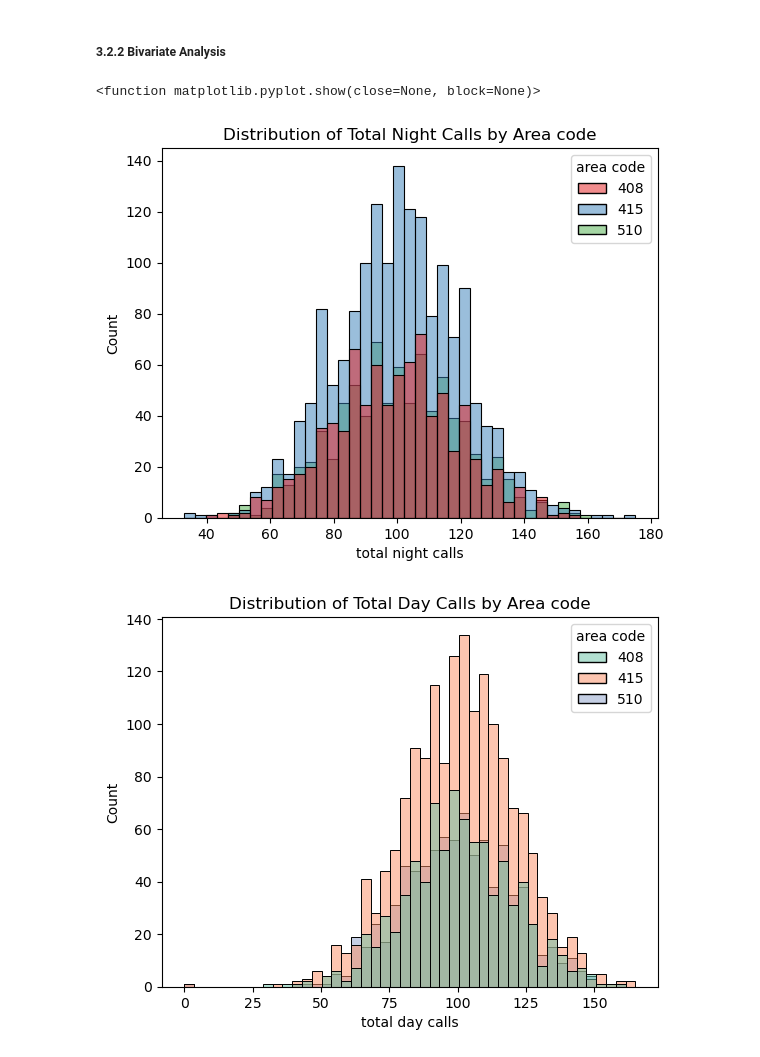
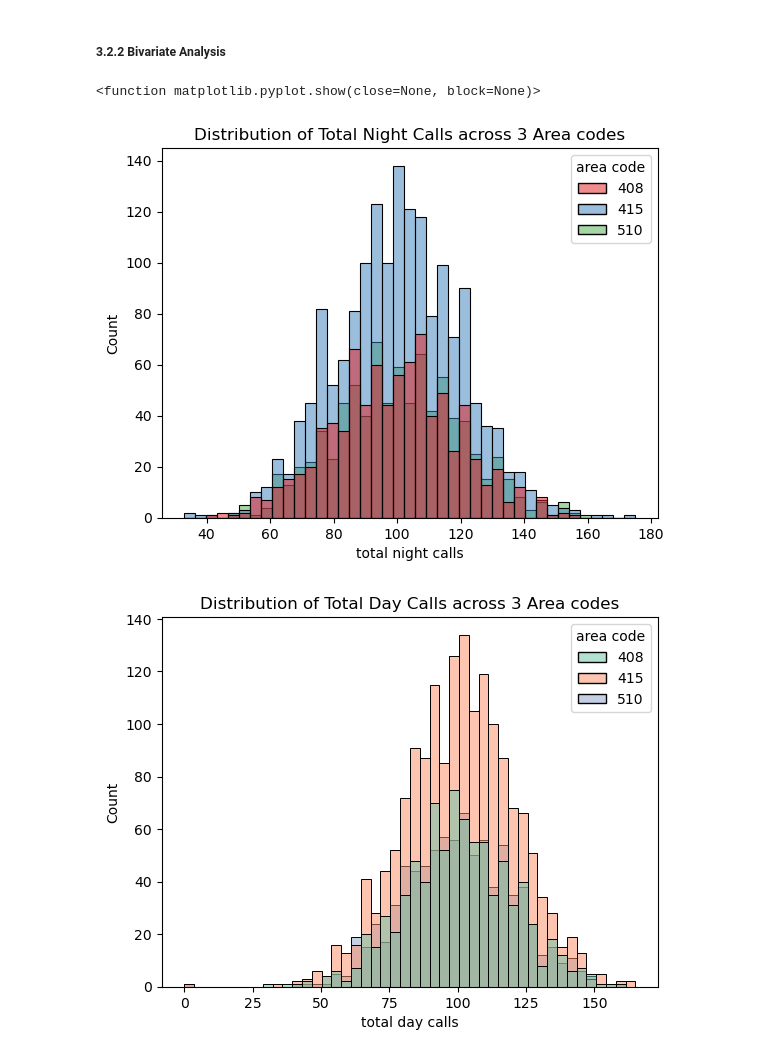
Before and after one commit to Isaac-Munyaka/Phase_3_project, a Jupyter notebook: customer_churn_prediction.ipynb, the cells around one changed output. Drawn from its saved outputs; the diff is of its cells as text; code cells hidden in the pictures.

```diff
--- a/customer_churn_prediction.ipynb
+++ b/customer_churn_prediction.ipynb
@@ -273,14 +293,14 @@ plt.show()
 ##### 3.2.2 Bivariate Analysis
 # %%
 sns.histplot(x="total night calls", kde=False, hue= "area code", data=df, palette="Set1")
-plt.title("Distribution of Total Night Calls by Area code")
+plt.title("Distribution of Total Night Calls across 3 Area codes")
 plt.show
 # %% [output]
 <function matplotlib.pyplot.show(close=None, block=None)>
-[figure, old version]
+[figure, new version]
 # %%
 sns.histplot(x="total day calls",kde= False, hue = "area code", data=df, palette ="Set2")
-plt.title("Distribution of Total Day Calls by Area code")
+plt.title("Distribution of Total Day Calls across 3 Area codes")
 plt.show()
 # %% [output]
-[figure, old version]
+[figure, new version]
```
Also changed, not shown: parts of 6 cells of this notebook.
